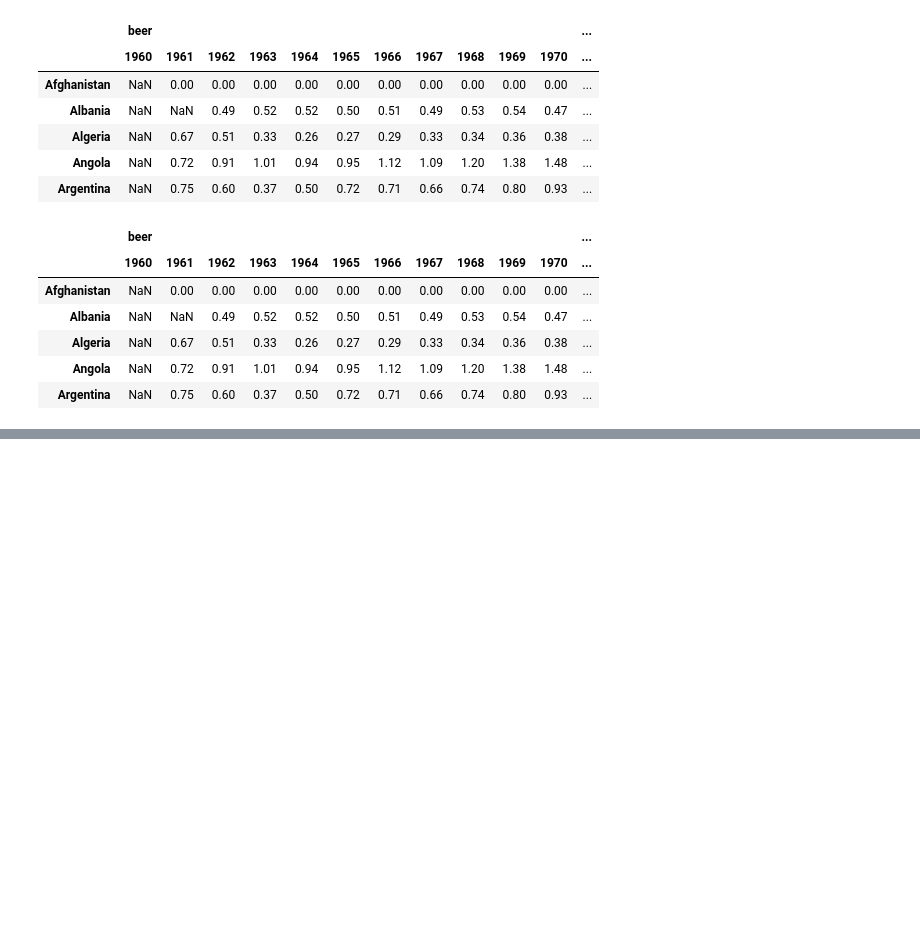
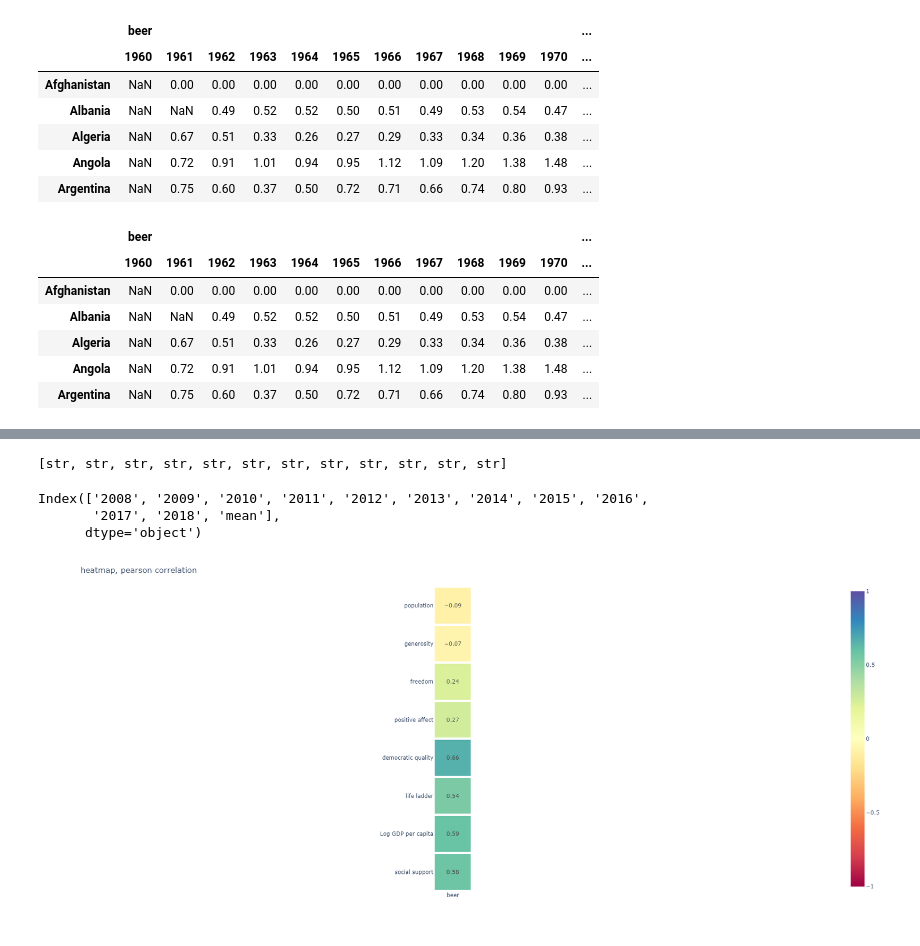
Before and after one commit to ua-chjb/portfolio_beer_and_happiness, a Jupyter notebook: merging.ipynb, the cells around one changed output, grey strips where cells are left out. Drawn from its saved outputs; the diff is of its cells as text; code cells hidden in the pictures; blank space fills up the shorter version.

```diff
--- a/merging.ipynb
+++ b/merging.ipynb
@@ -227,0 +633,15 @@ Name: 2018, dtype: float64
+# %%
+[type(j) for j in beer.columns]
+# %% [output]
+[str, str, str, str, str, str, str, str, str, str, str, str]
+# %%
+pop.columns
+# %% [output]
+Index(['2008', '2009', '2010', '2011', '2012', '2013', '2014', '2015', '2016',
+       '2017', '2018', 'mean'],
+      dtype='object')
+# %%
+fig, corr= heatmap_pearson_onefeature(summary, dep="beer", height=800)
+fig
+# %% [output]
+[figure, added]
```
Also changed, not shown: parts of 48 cells of this notebook, 7 other files.
